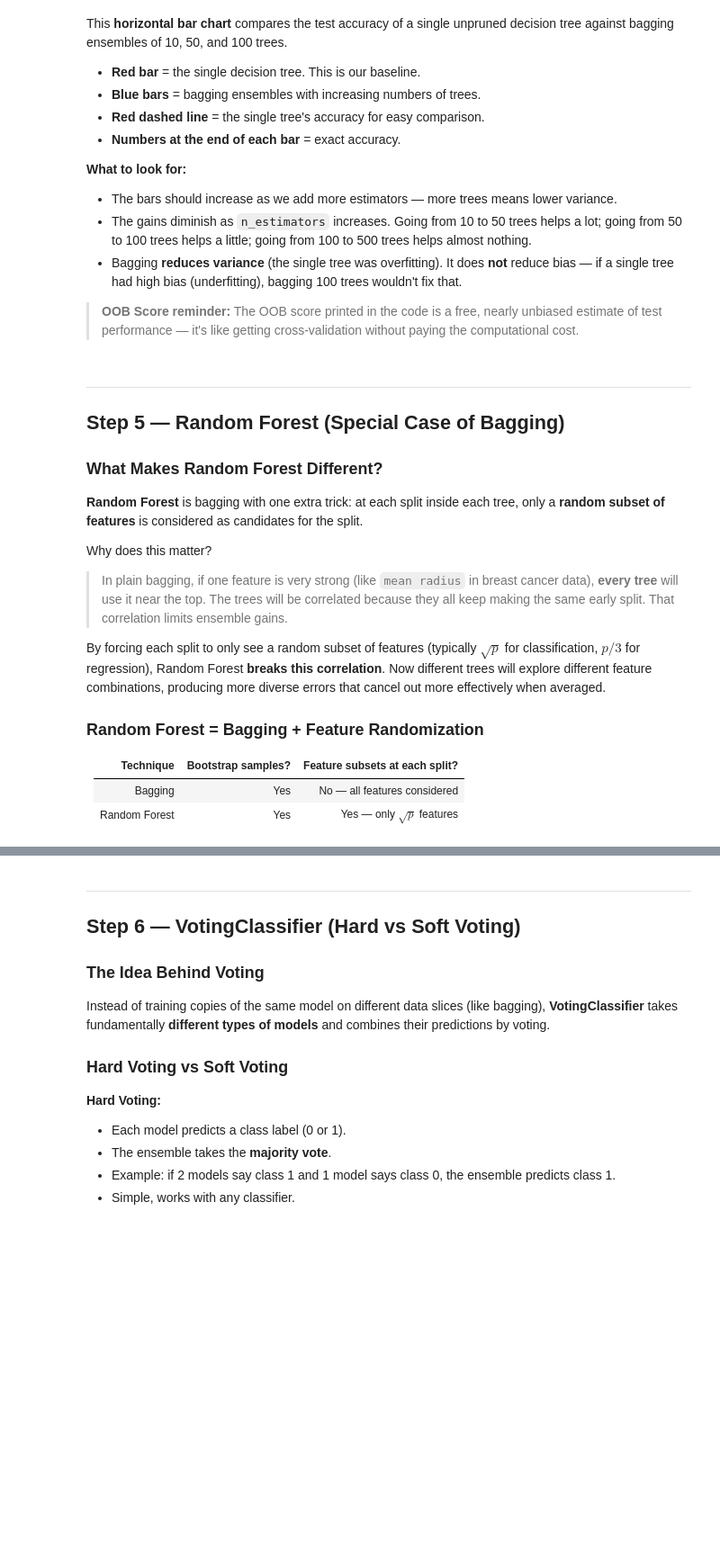
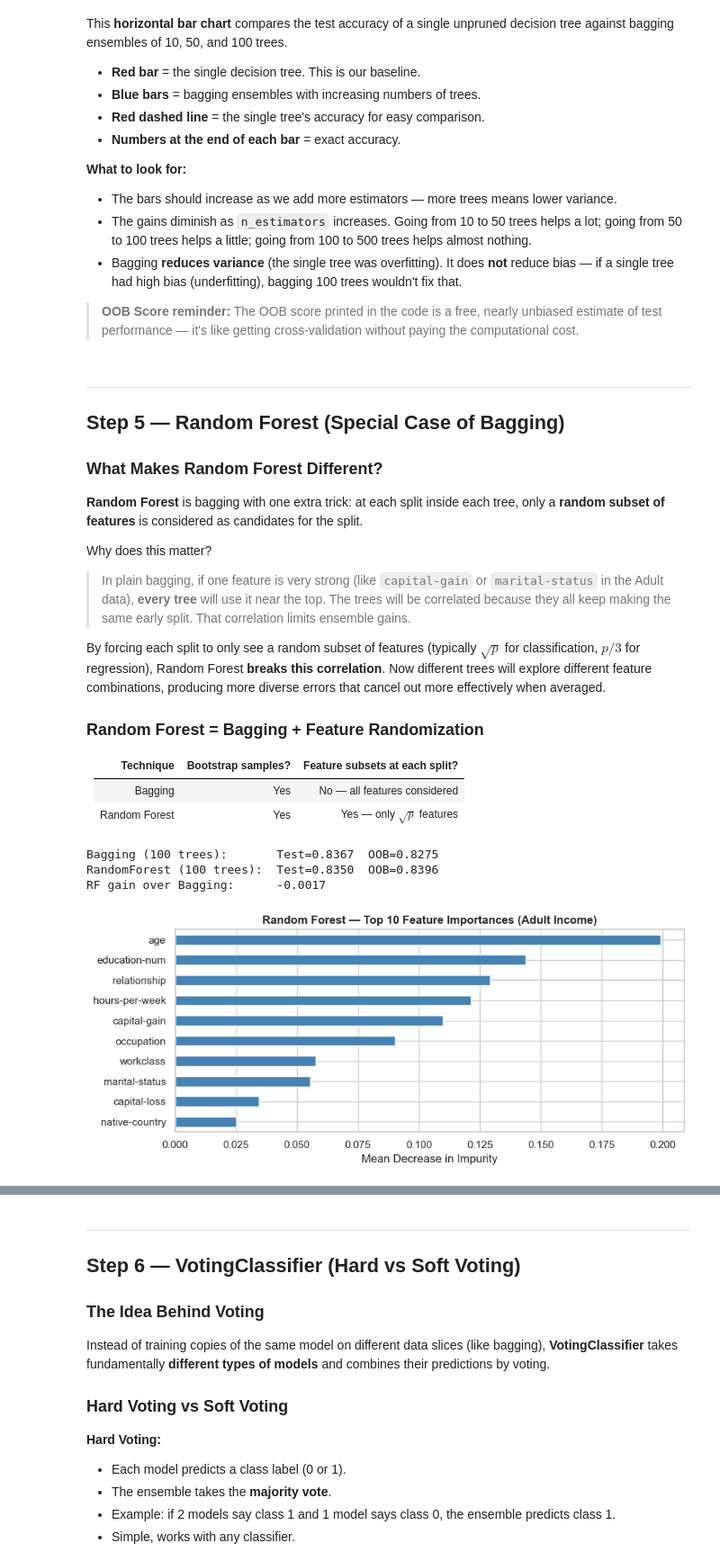
Before and after one commit to shiva-shivanibokka/Dive-Deeper-into-Supervised-Learning, a Jupyter notebook: 03_ensemble_strategies.ipynb, the cells around one changed output, grey strips where cells are left out. Shown at 90% size. Drawn from its saved outputs; the diff is of its cells as text; code cells hidden in the pictures; blank space fills up the shorter version.

Commit message:
nb03: swap to Adult (3k subsample for SVC/KNN) + Ames; ensembles now show measurable gains

```diff
--- a/03_ensemble_strategies.ipynb
+++ b/03_ensemble_strategies.ipynb
@@ -104,13 +108,25 @@ We'll use two standard sklearn datasets throughout this notebook:
 # %%
-# --- Classification dataset ---
-cancer = load_breast_cancer()
-X_cls = pd.DataFrame(cancer.data, columns=cancer.feature_names)
-y_cls = pd.Series(cancer.target)
+# --- Classification dataset: Adult Census Income (subsampled) ---
+adult = fetch_openml('adult', version=2, as_frame=True).frame.drop(columns=['fnlwgt', 'education'])
+y_full = (adult['class'].astype(str) == '>50K').astype(int)
+Xa = adult.drop(columns=['class']).copy()
+# Ordinal-encode categoricals (trees/scalers just need numbers)
+for c in Xa.select_dtypes(exclude='number').columns:
+    Xa[c] = Xa[c].astype('category').cat.codes
+
+# SVC and KNN are O(n^2)+ and get trained many times below (inside stacking + CV),
+# so we take a stratified 3,000-row sample to keep runtimes short.
+X_cls, _, y_cls, _ = train_test_split(
+    Xa, y_full, train_size=3000, stratify=y_full, random_state=42
+)
+X_cls = X_cls.reset_index(drop=True)
+y_cls = y_cls.reset_index(drop=True)
 
 X_cls_train, X_cls_test, y_cls_train, y_cls_test = train_test_split(
     X_cls, y_cls, test_size=0.2, random_state=42, stratify=y_cls
 )
 
+# Scale features — needed for the distance/margin-based base learners (KNN, SVC, LogReg)
 scaler_cls = StandardScaler()
 X_cls_train_sc = scaler_cls.fit_transform(X_cls_train)
 X_cls_test_sc  = scaler_cls.transform(X_cls_test)
@@ -118,15 +134,19 @@ X_cls_test_sc  = scaler_cls.transform(X_cls_test)
 print(f"Classification — Train: {X_cls_train.shape}, Test: {X_cls_test.shape}")
 print(f"  Class balance (train): {y_cls_train.value_counts().to_dict()}")
 
-# --- Regression dataset ---
-housing = fetch_california_housing(as_frame=True)
-X_reg = housing.data
-y_reg = housing.target
+# --- Regression dataset: Ames Housing ---
+ames = fetch_openml('house_prices', as_frame=True).frame
+y_reg = ames['SalePrice'].astype(float)
+X_reg = ames.drop(columns=['SalePrice', 'Id'], errors='ignore').copy()
+num_cols = X_reg.select_dtypes(include='number').columns
+cat_cols = X_reg.select_dtypes(exclude='number').columns
+X_reg[num_cols] = X_reg[num_cols].fillna(X_reg[num_cols].median())
+for c in cat_cols:
+    X_reg[c] = X_reg[c].astype('object').fillna('None').astype('category').cat.codes
 
 X_reg_train, X_reg_test, y_reg_train, y_reg_test = train_test_split(
     X_reg, y_reg, test_size=0.2, random_state=42
 )
-
 scaler_reg = StandardScaler()
 X_reg_train_sc = scaler_reg.fit_transform(X_reg_train)
 X_reg_test_sc  = scaler_reg.transform(X_reg_test)
@@ -428,7 +499,7 @@ This **horizontal bar chart** compares the test accuracy of a single unpruned de
 
 Why does this matter?
 
-> In plain bagging, if one feature is very strong (like `mean radius` in breast cancer data), **every tree** will use it near the top. The trees will be correlated because they all keep making the same early split. That correlation limits ensemble gains.
+> In plain bagging, if one feature is very strong (like `capital-gain` or `marital-status` in the Adult data), **every tree** will use it near the top. The trees will be correlated because they all keep making the same early split. That correlation limits ensemble gains.
 
 By forcing each split to only see a random subset of features (typically $\sqrt{p}$ for classification, $p/3$ for regression), Random Forest **breaks this correlation**. Now different trees will explore different feature combinations, producing more diverse errors that cancel out more effectively when averaged.
 
@@ -441,35 +512,40 @@ By forcing each split to only see a random subset of features (typically $\sqrt{
 # %%
 # Compare: BaggingClassifier vs RandomForestClassifier on same task
 bag100 = BaggingClassifier(
     estimator=DecisionTreeClassifier(random_state=42),
     n_estimators=100, oob_score=True, random_state=42, n_jobs=-1
 )
 bag100.fit(X_cls_train_sc, y_cls_train)
 bag_acc  = accuracy_score(y_cls_test, bag100.predict(X_cls_test_sc))
 bag_oob  = bag100.oob_score_
 
 rf = RandomForestClassifier(
     n_estimators=100, oob_score=True, random_state=42, n_jobs=-1
 )
 rf.fit(X_cls_train_sc, y_cls_train)
 rf_acc   = accuracy_score(y_cls_test, rf.predict(X_cls_test_sc))
 rf_oob   = rf.oob_score_
 
 print(f"Bagging (100 trees):       Test={bag_acc:.4f}  OOB={bag_oob:.4f}")
 print(f"RandomForest (100 trees):  Test={rf_acc:.4f}  OOB={rf_oob:.4f}")
 print(f"RF gain over Bagging:      {rf_acc - bag_acc:+.4f}")
 print()
 
 # Feature importances from Random Forest
-feat_imp = pd.Series(rf.feature_importances_, index=cancer.feature_names)
+feat_imp = pd.Series(rf.feature_importances_, index=X_cls.columns)
 feat_imp = feat_imp.sort_values(ascending=False).head(10)
 
 plt.figure(figsize=(9, 4))
 feat_imp.sort_values().plot(kind='barh', color='steelblue', edgecolor='white')
-plt.title('Random Forest — Top 10 Feature Importances (Breast Cancer)', fontweight='bold')
+plt.title('Random Forest — Top 10 Feature Importances (Adult Income)', fontweight='bold')
 plt.xlabel('Mean Decrease in Impurity')
 plt.tight_layout()
 plt.show()
+# %% [output]
+Bagging (100 trees):       Test=0.8367  OOB=0.8275
+RandomForest (100 trees):  Test=0.8350  OOB=0.8396
+RF gain over Bagging:      -0.0017
+[figure, added]
 # %% [markdown]
 ### How to Read This Chart: Random Forest Feature Importances
 
```
Also changed, not shown: parts of 26 cells of this notebook.
